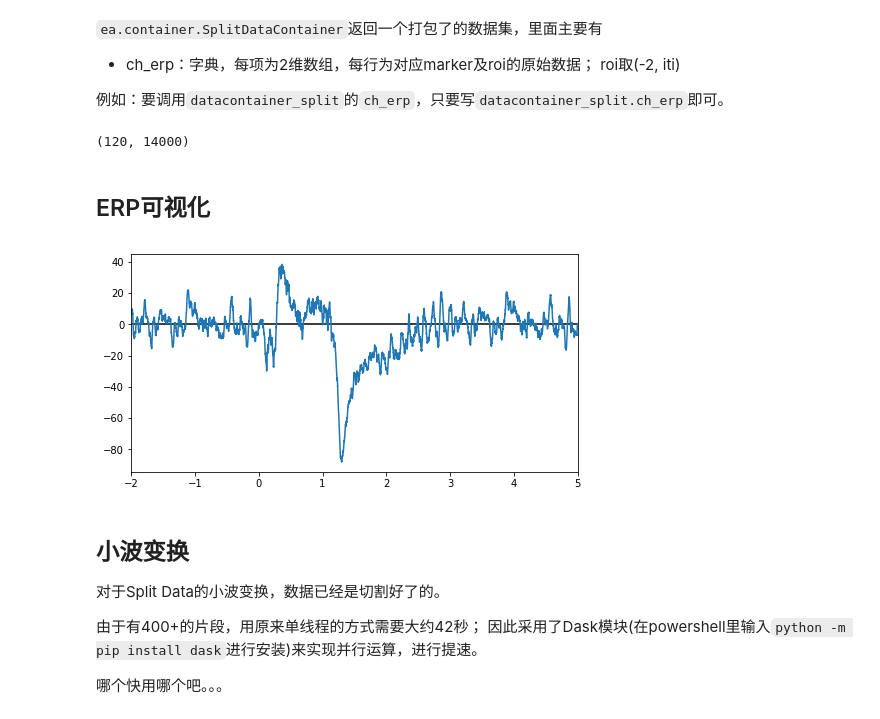
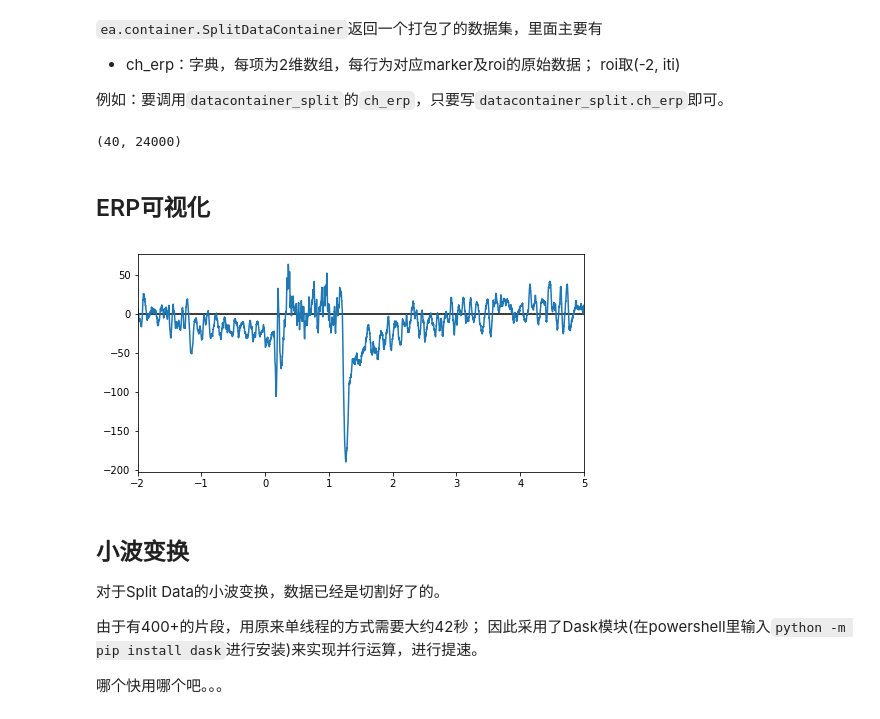
Before and after one commit to ZhangJiayiLab/EEGAnalysis, a Jupyter notebook: EA_demo.ipynb, the cells around one changed output. Cells and saved outputs as stored; diff of their text form; code cells hidden in the pictures.

Commit message:
Splitdata: split paradigm

```diff
--- a/EA_demo.ipynb
+++ b/EA_demo.ipynb
@@ -253,23 +258,24 @@ datacontainer_split = ea.container.SplitDataContainer(
 - ch_erp：字典，每项为2维数组，每行为对应marker及roi的原始数据； roi取(-2, iti)
 
 例如：要调用`datacontainer_split`的`ch_erp`，只要写`datacontainer_split.ch_erp`即可。
-# %%
-np.shape(datacontainer_split.ch_erp["5"])
-# %% [output]
-(120, 14000)
+# %%
+selection = "10-1"
+tspec = np.linspace(-2, 10, (10+2)*2000)  #NOTE: roi specification, used by blocks below
+
+np.shape(datacontainer_split.ch_erp[selection])
+# %% [output]
+(40, 24000)
 # %% [markdown]
 ## ERP可视化
 # %%
-erp = np.mean(datacontainer_split.ch_erp["5"], 0)
-
+erp = np.mean(datacontainer_split.ch_erp[selection], 0)
 plt.figure(figsize=(8,4))
-tspec = np.linspace(-2, 5, 14000)  #NOTE: used by blocks below
 plt.plot(tspec, erp)
 plt.hlines(0, -5, 5)
 plt.xlim([-2, 5])
 plt.show()
 # %% [output]
-[figure, old version]
+[figure, new version]
 # %% [markdown]
 ## 小波变换
 对于Split Data的小波变换，数据已经是切割好了的。
```
Also changed, not shown: parts of 6 cells of this notebook, 1 other file.
